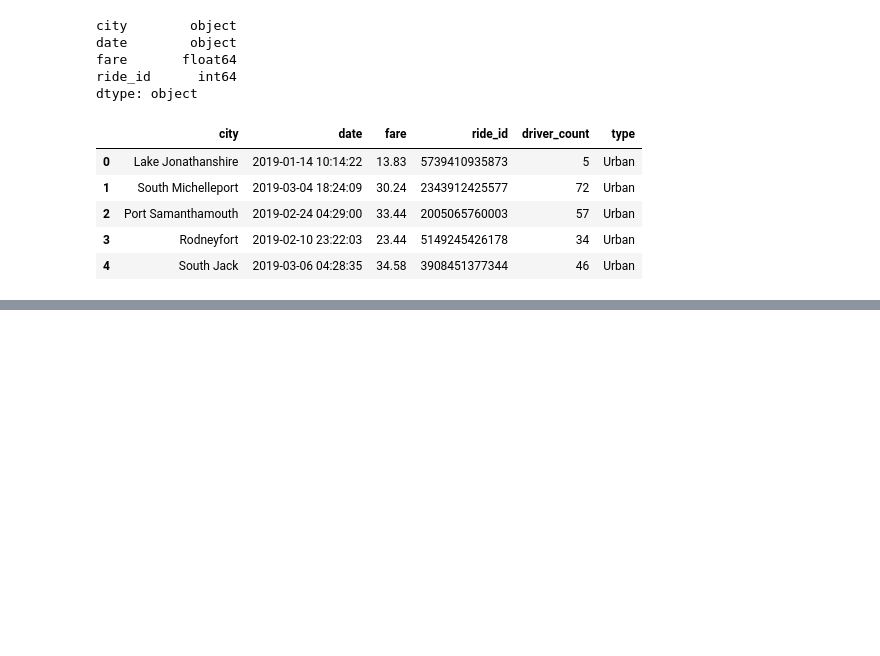
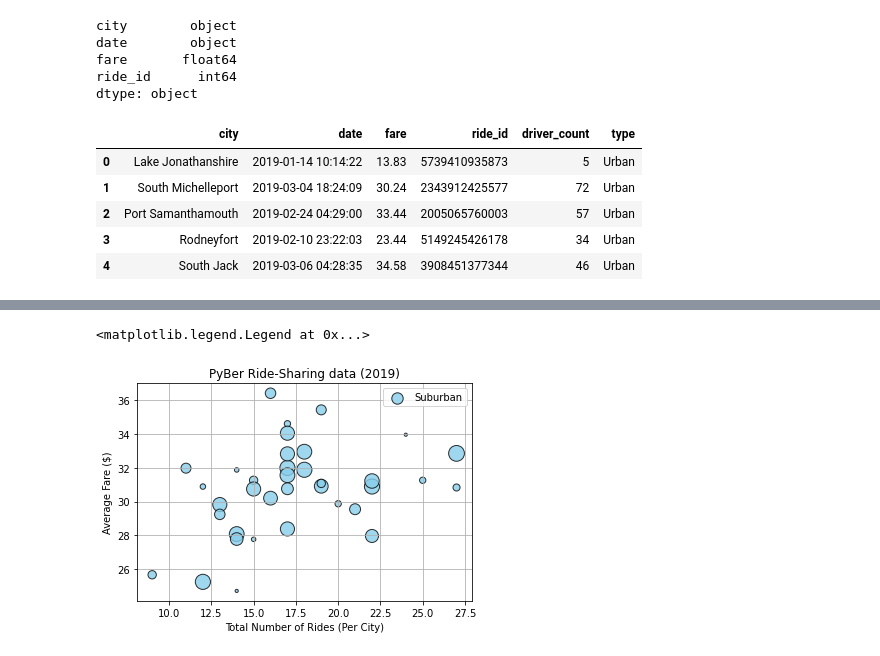
Before and after one commit to Ajsforlife/Pyber_Analysis, a Jupyter notebook: PyBer.ipynb, the cells around one changed output, grey strips where cells are left out. Drawn from its saved outputs; the diff is of its cells as text; code cells hidden in the pictures; blank space fills up the shorter version.

```diff
--- a/PyBer.ipynb
+++ b/PyBer.ipynb
@@ -126,0 +138,4 @@ pyber_data_df.head()
+# %%
+#create dataframe for suburban and rural cities
+suburban_cities_df = pyber_data_df[pyber_data_df["type"]=="Suburban"]
+rural_cities_df = pyber_data_df[pyber_data_df["type"]=="Rural"]
@@ -126,0 +163,4 @@ pyber_data_df.head()
+# %%
+#get the number of rides for suburban and rural cities (create series using .groupby and count function on ride_id)
+suburban_ride_count = suburban_cities_df.groupby(["city"]).count()["ride_id"]
+rural_ride_count = rural_cities_df.groupby(["city"]).count()["ride_id"]
@@ -126,0 +179,4 @@ pyber_data_df.head()
+# %%
+#get the avg of suburban and rural cities fares (.groupby([x]).mean()[x]
+suburban_avg_fare = suburban_cities_df.groupby(["city"]).mean()["fare"]
+rural_avg_fare = rural_cities_df.groupby(["city"]).mean()["fare"]
@@ -126,0 +218,19 @@ pyber_data_df.head()
+# %%
+#create a scatter plot for suburban cities
+plt.scatter(suburban_ride_count,
+            suburban_avg_fare,
+           s=suburban_driver_count*10,
+            color="skyblue",
+           edgecolor = "black",
+            alpha = .8,
+           label = "Suburban",
+           linewidths=1)
+plt.title("PyBer Ride-Sharing data (2019)")
+plt.xlabel("Total Number of Rides (Per City)")
+plt.ylabel("Average Fare ($)")
+plt.grid(True)
+#add legend
+plt.legend()
+# %% [output]
+<matplotlib.legend.Legend at 0x...>
+[figure, added]
```
Also changed, not shown: parts of 9 cells of this notebook, 1 other file.
